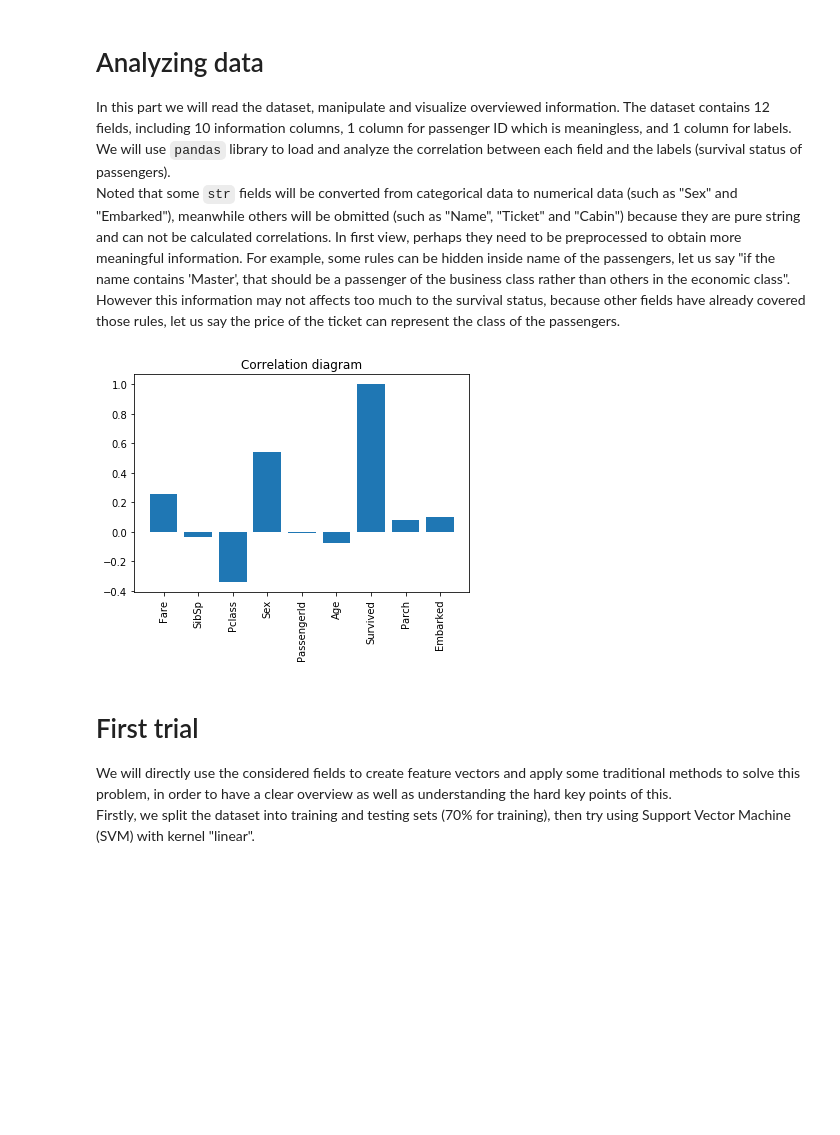
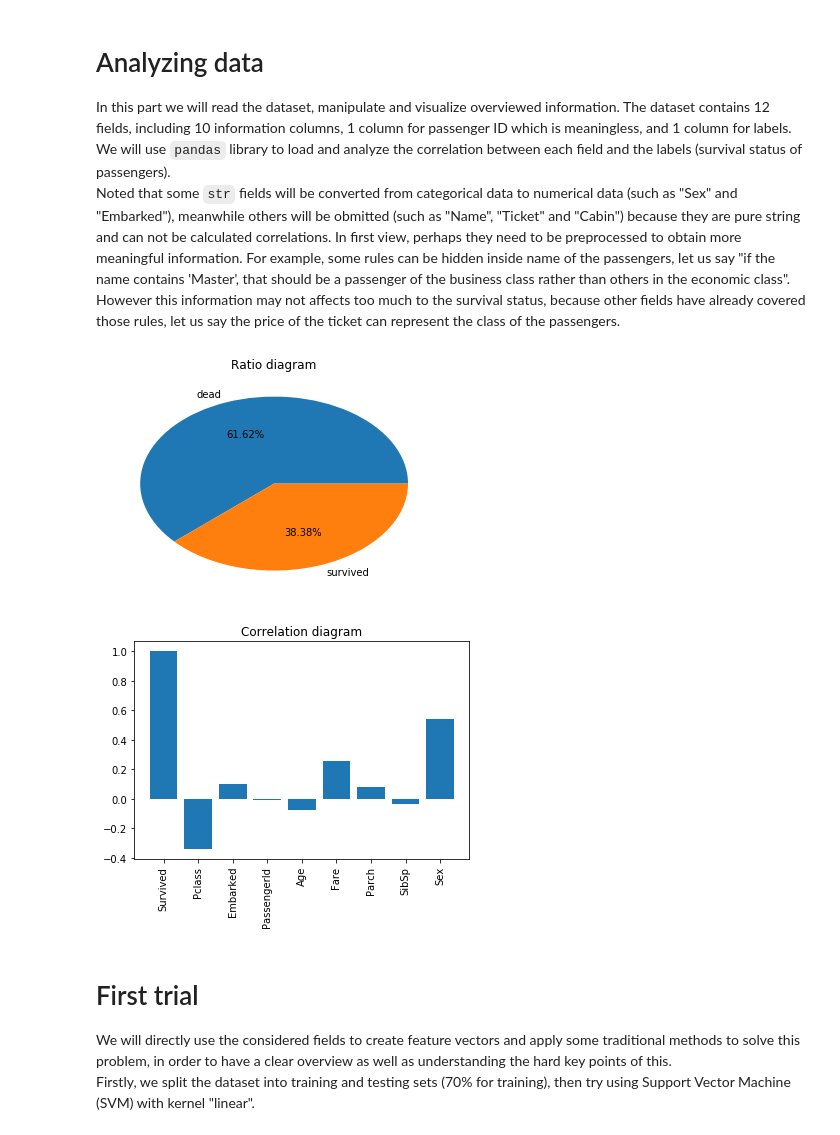
Before and after one commit to dangvinh1406/KaggleTitanic, a Jupyter notebook: titanic.ipynb, the cells around one changed output. Drawn from its saved outputs; the diff is of its cells as text; code cells hidden in the pictures; blank space fills up the shorter version.

```diff
--- a/titanic.ipynb
+++ b/titanic.ipynb
@@ -2,12 +2,20 @@
 # Analyzing data
 In this part we will read the dataset, manipulate and visualize overviewed information. The dataset contains 12 fields, including 10 information columns, 1 column for passenger ID which is meaningless, and 1 column for labels. We will use `pandas` library to load and analyze the correlation between each field and the labels (survival status of passengers).
 Noted that some `str` fields will be converted from categorical data to numerical data (such as "Sex" and "Embarked"), meanwhile others will be obmitted (such as "Name", "Ticket" and "Cabin") because they are pure string and can not be calculated correlations. In first view, perhaps they need to be preprocessed to obtain more meaningful information. For example, some rules can be hidden inside name of the passengers, let us say "if the name contains 'Master', that should be a passenger of the business class rather than others in the economic class". However this information may not affects too much to the survival status, because other fields have already covered those rules, let us say the price of the ticket can represent the class of the passengers.
+# %%
+import pandas
+import matplotlib.pyplot as plt
+
+survival_field = "Survived"
+data = pandas.read_csv("./data/train.csv")
+
+number = data.groupby(survival_field).count()
+plt.pie([number.PassengerId[0], number.PassengerId[1]], labels=["dead", "survived"], autopct='%.2f%%')
+plt.title('Ratio diagram')
+plt.show()
+# %% [output]
+[figure, added]
 # %%
-import pandas
-import matplotlib.pyplot as plt
-
-survival_field = "Survived"
-data = pandas.read_csv("./data/train.csv")
 correlations = {}
 for field in data.keys():
     if field in ["Name", "Ticket", "Cabin"]:
@@ -22,7 +30,7 @@ plt.xticks(range(len(correlations)), correlations.keys(), rotation='vertical')
 plt.title('Correlation diagram')
 plt.show()
 # %% [output]
-[figure, old version]
+[figure, new version]
 # %% [markdown]
 # First trial
 We will directly use the considered fields to create feature vectors and apply some traditional methods to solve this problem, in order to have a clear overview as well as understanding the hard key points of this.
```
Also changed, not shown: parts of 6 cells of this notebook, 2 other files.
